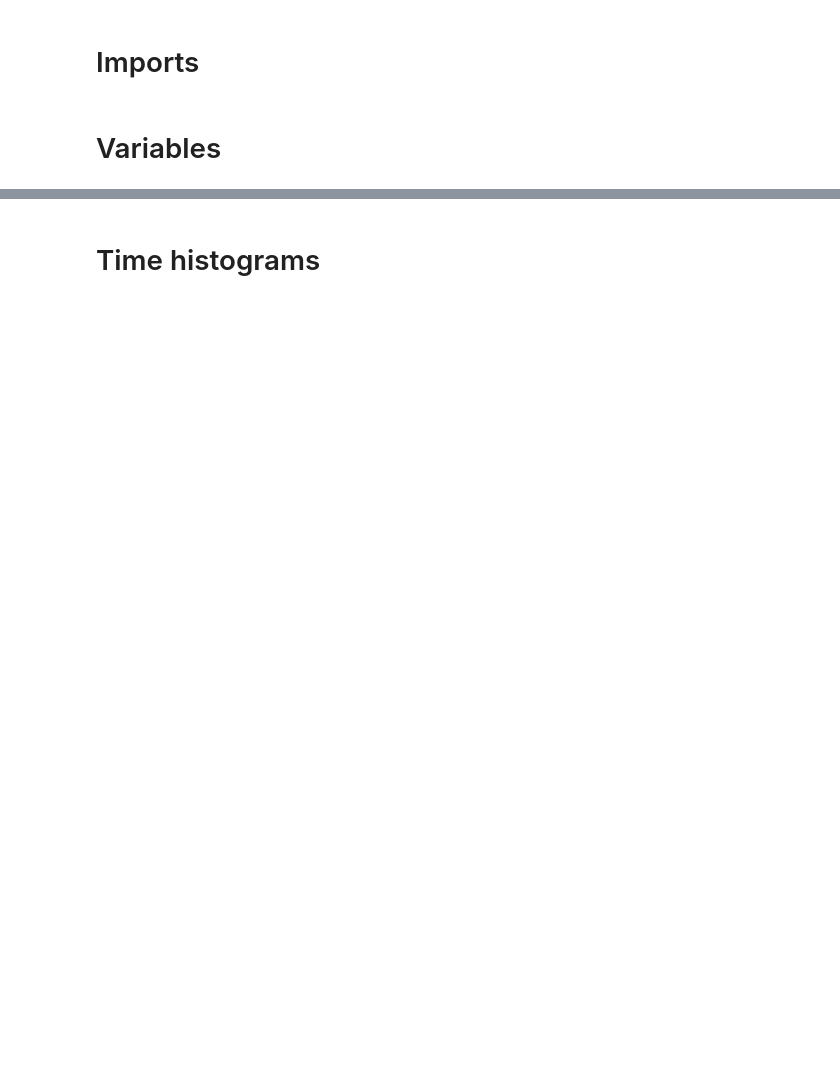
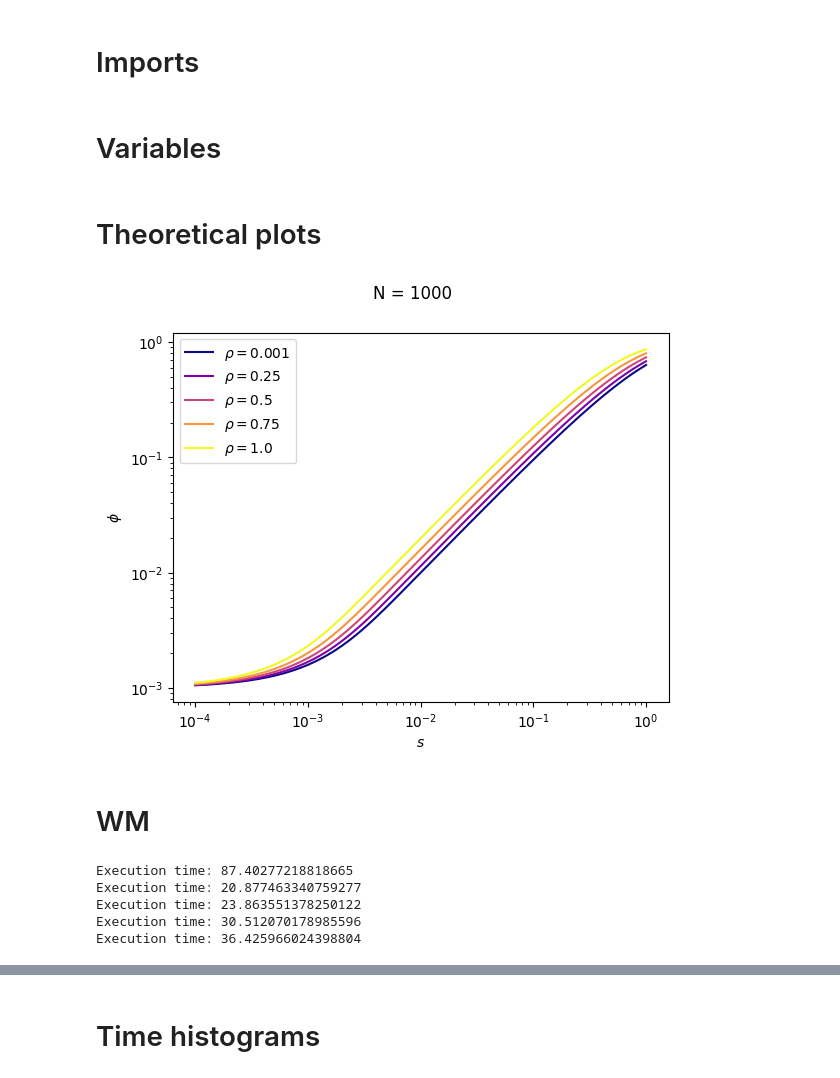
Before and after one commit to Bitbol-Lab/partial_sampling_spatially_structured_population, a Jupyter notebook: run.ipynb, the cells around one changed output, grey strips where cells are left out. Cells and saved outputs as stored; diff of their text form; code cells hidden in the pictures; blank space fills up the shorter version.

```diff
--- a/run.ipynb
+++ b/run.ipynb
@@ -11,3 +11,11 @@ import matplotlib.pyplot as plt
 from scipy.optimize import curve_fit
 # %% [markdown]
 # Variables
+# %% [markdown]
+# Theoretical plots
+# %%
+plot_phi_th(1000, 4, -4, 0)
+# %% [output]
+[figure, added]
+# %% [markdown]
+# WM
@@ -13,0 +39,12 @@ from scipy.optimize import curve_fit
+# %%
+run = True
+
+if run:
+    for job_array_nb, M in enumerate(M_range):
+        slurm_main(prefix, results_dir, num, type, job_array_nb, N, M, log_s_min, log_s_max, nb_trajectories)
+# %% [output]
+Execution time: 87.40277218818665
+Execution time: 20.877463340759277
+Execution time: 23.863551378250122
+Execution time: 30.512070178985596
+Execution time: 36.425966024398804
```
Also changed, not shown: parts of 22 cells of this notebook, 5 other files.
